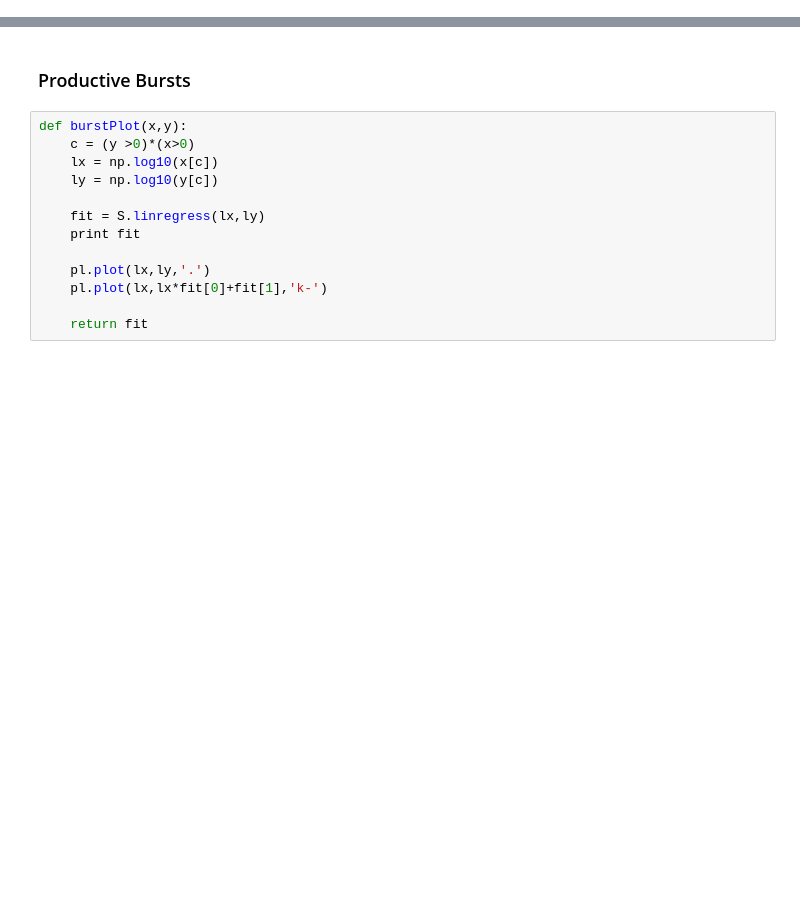
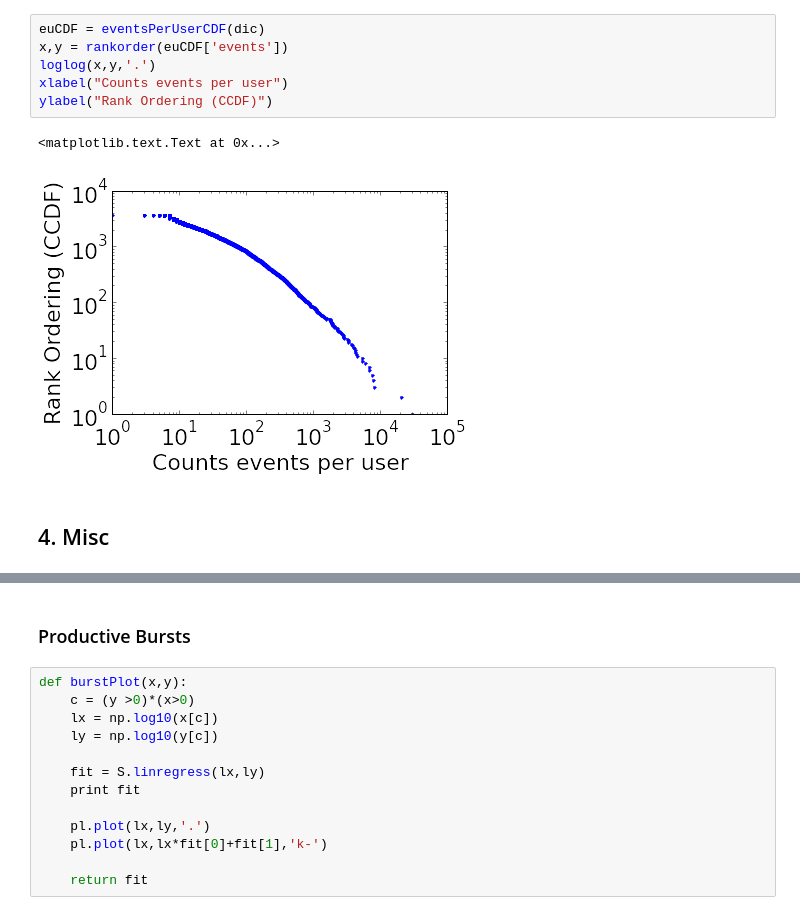
Before and after one commit to wazaahhh/patchwork, a Jupyter notebook: patchwork.ipynb, the cells around one changed output, grey strips where cells are left out. Cells and saved outputs as stored; diff of their text form; blank space fills up the shorter version.

```diff
--- a/patchwork.ipynb
+++ b/patchwork.ipynb
@@ -97,0 +76,11 @@ pl.xlabel("Time [days since Jan. 1, 2014]")
+# %%
+euCDF = eventsPerUserCDF(dic)
+x,y = rankorder(euCDF['events'])
+loglog(x,y,'.')
+xlabel("Counts events per user")
+ylabel("Rank Ordering (CCDF)")
+# %% [output]
+<matplotlib.text.Text at 0x...>
+[figure, added]
+# %% [markdown]
+## 4. Misc
```
Also changed, not shown: parts of 17 cells of this notebook, 2 other files.
